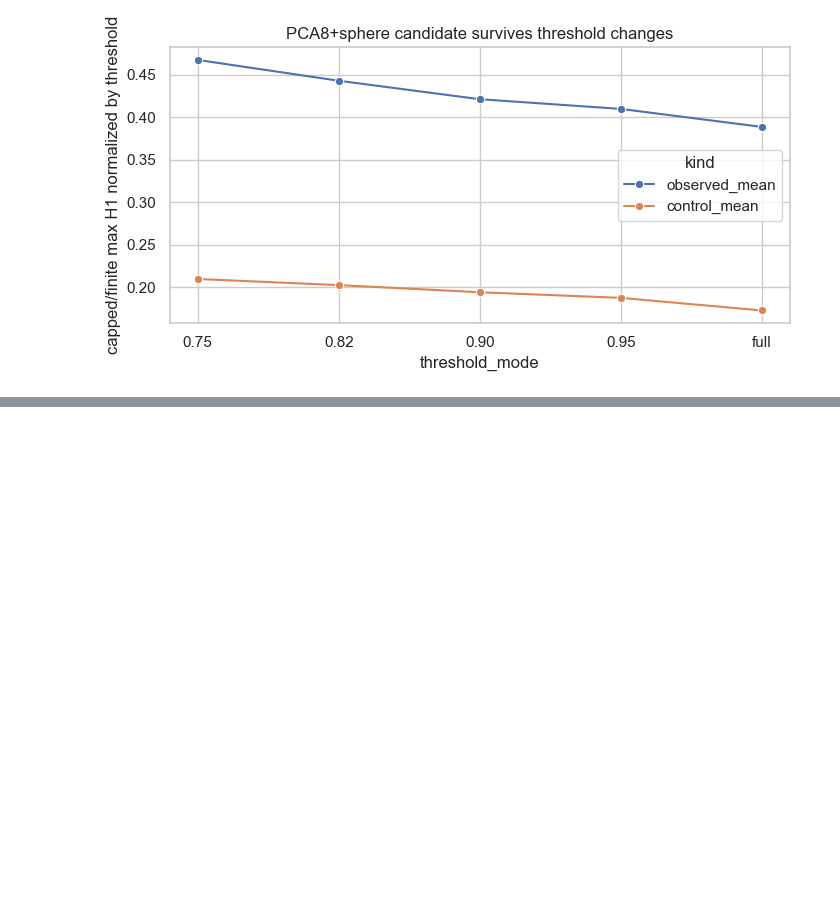
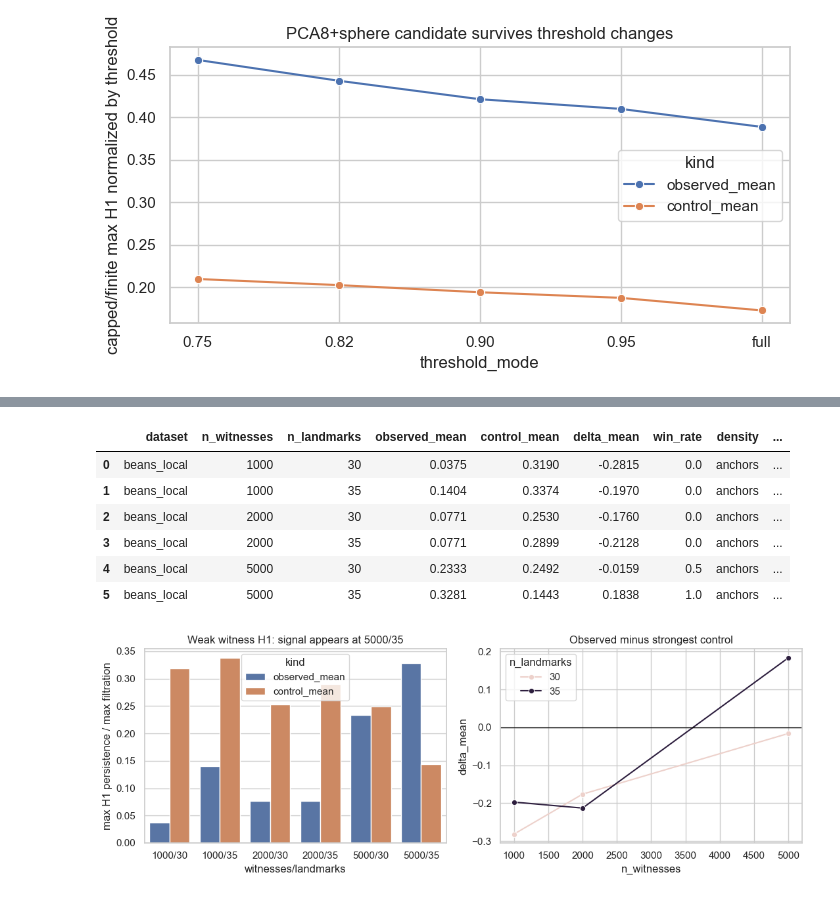
Before and after one commit to vitalylativ/latent-space-topology, a Jupyter notebook: notebooks/12_cycle_hunt_long_lived_h1.ipynb, the cells around one changed output, grey strips where cells are left out. Saved outputs shown, nothing was run; the diff lists cells and outputs as text; code cells hidden in the pictures; blank space fills up the shorter version.

Commit message:
Add witness complex cycle hunt

```diff
--- a/notebooks/12_cycle_hunt_long_lived_h1.ipynb
+++ b/notebooks/12_cycle_hunt_long_lived_h1.ipynb
@@ -398,0 +352,51 @@ Recommended next checks
+# %%
+witness_local = pd.DataFrame(
+    [
+        {"dataset": "beans_local", "n_witnesses": 1000, "n_landmarks": 30, "observed_mean": 0.0375, "control_mean": 0.3190, "delta_mean": -0.2815, "win_rate": 0.00, "density": "anchors"},
+        {"dataset": "beans_local", "n_witnesses": 1000, "n_landmarks": 35, "observed_mean": 0.1404, "control_mean": 0.3374, "delta_mean": -0.1970, "win_rate": 0.00, "density": "anchors"},
+        {"dataset": "beans_local", "n_witnesses": 2000, "n_landmarks": 30, "observed_mean": 0.0771, "control_mean": 0.2530, "delta_mean": -0.1760, "win_rate": 0.00, "density": "anchors"},
+        {"dataset": "beans_local", "n_witnesses": 2000, "n_landmarks": 35, "observed_mean": 0.0771, "control_mean": 0.2899, "delta_mean": -0.2128, "win_rate": 0.00, "density": "anchors"},
+        {"dataset": "beans_local", "n_witnesses": 5000, "n_landmarks": 30, "observed_mean": 0.2333, "control_mean": 0.2492, "delta_mean": -0.0159, "win_rate": 0.50, "density": "anchors"},
+        {"dataset": "beans_local", "n_witnesses": 5000, "n_landmarks": 35, "observed_mean": 0.3281, "control_mean": 0.1443, "delta_mean": 0.1838, "win_rate": 1.00, "density": "anchors"},
+    ]
+)
+witness_local["setting"] = (
+    witness_local["n_witnesses"].astype(str)
+    + "/"
+    + witness_local["n_landmarks"].astype(str)
+)
+display(witness_local)
+
+fig, axes = plt.subplots(1, 2, figsize=(11, 4))
+plot_df = witness_local.melt(
+    id_vars=["setting"],
+    value_vars=["observed_mean", "control_mean"],
+    var_name="kind",
+    value_name="normalized_h1",
+)
+sns.barplot(data=plot_df, x="setting", y="normalized_h1", hue="kind", ax=axes[0])
+axes[0].set_title("Weak witness H1: signal appears at 5000/35")
+axes[0].set_xlabel("witnesses/landmarks")
+axes[0].set_ylabel("max H1 persistence / max filtration")
+
+sns.lineplot(
+    data=witness_local,
+    x="n_witnesses",
+    y="delta_mean",
+    hue="n_landmarks",
+    marker="o",
+    ax=axes[1],
+)
+axes[1].axhline(0, color="black", linewidth=1)
+axes[1].set_title("Observed minus strongest control")
+plt.tight_layout()
+plt.show()
+# %% [output]
+|  | dataset | n_witnesses | n_landmarks | observed_mean | control_mean | delta_mean | win_rate | density | ... |
+| 0 | beans_local | 1000 | 30 | 0.0375 | 0.3190 | -0.2815 | 0.0 | anchors | ... |
+| 1 | beans_local | 1000 | 35 | 0.1404 | 0.3374 | -0.1970 | 0.0 | anchors | ... |
+| 2 | beans_local | 2000 | 30 | 0.0771 | 0.2530 | -0.1760 | 0.0 | anchors | ... |
+| 3 | beans_local | 2000 | 35 | 0.0771 | 0.2899 | -0.2128 | 0.0 | anchors | ... |
+| 4 | beans_local | 5000 | 30 | 0.2333 | 0.2492 | -0.0159 | 0.5 | anchors | ... |
+| 5 | beans_local | 5000 | 35 | 0.3281 | 0.1443 | 0.1838 | 1.0 | anchors | ... |
+[figure, added]
```
Also changed, not shown: parts of 10 cells of this notebook, 2 other files.
